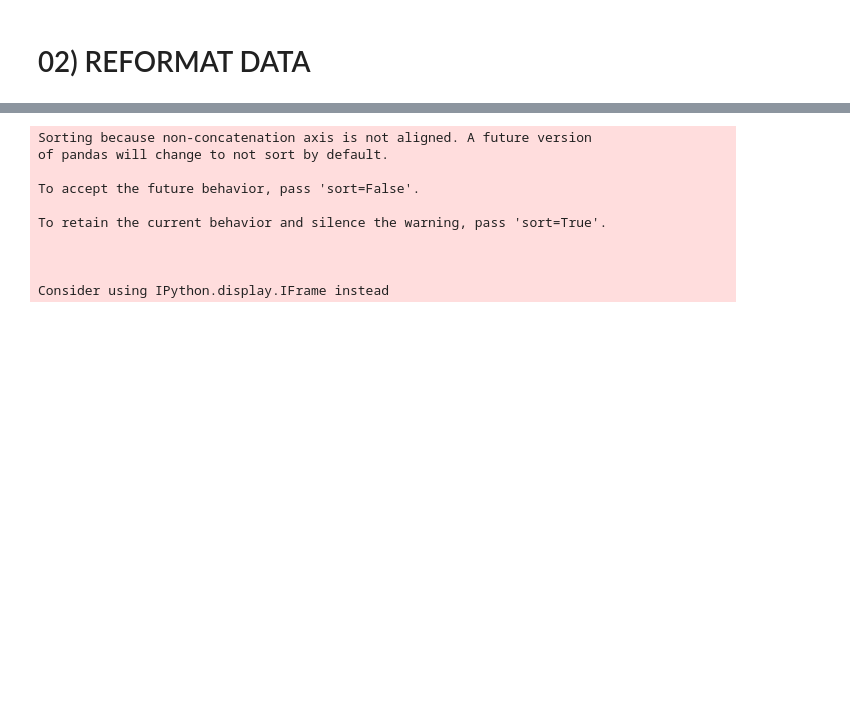
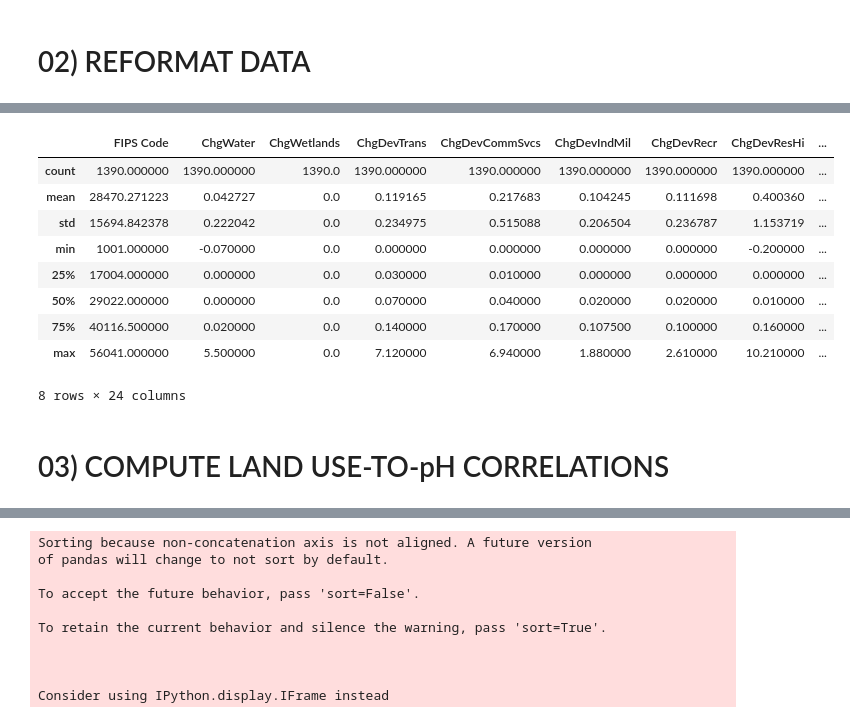
Before and after one commit to ekenigsberg/BootCampProject01-2019-07-06, a Jupyter notebook: Water Quality 01.ipynb, the cells around one changed output, grey strips where cells are left out. Drawn from its saved outputs; the diff is of its cells as text; code cells hidden in the pictures; blank space fills up the shorter version.

```diff
--- a/Water Quality 01.ipynb
+++ b/Water Quality 01.ipynb
@@ -7,4 +17,5 @@ import pandas as pd
 strPH = 'Change in Mean pH Levels 82-12.csv'
 # %%
 # import data
+dfLand = pd.read_csv(strLand)
 dfPH = pd.read_csv(strPH)
@@ -20,3 +42,10 @@ dfPH.head()
 | 4 | 13179 | 7.490000 | -3.3% | 5.527315 | 23.8% | ... |
 # %% [markdown]
 # 02) REFORMAT DATA
+# %%
+# rename dfLand's "GEOID5" col for merging
+dictCol = {'GEOID5':'FIPS Code'}
+for col in dfLand.filter(regex='Chg').columns:
+    dictCol[col]=col.replace('-','')
+dfLand = dfLand.rename(columns=dictCol)
+dfLand.head()
@@ -23,5 +60,4 @@ dfPH.head()
 # %%
-# create numeric "Change in % Points in Difference from Ideal" column
-dfPH['PctPHChgImprovmt'] = [float(var.replace('%', '')) for var in dfPH['Change in % Points in Difference from Ideal']]
 # create numeric "pH Improvement" column
-dfPH['PHImprovmt'] = abs(7.25 - dfPH['1982 Mean pH Value']) - abs(7.25 - dfPH['2012 Mean pH Value'])
+dfPH['ChgPHQual'] = abs(7.25 - dfPH['1982 Mean pH Value']) - abs(7.25 - dfPH['2012 Mean pH Value'])
+dfPH.head()
@@ -72,0 +71,3 @@ dfIowa
+# %%
+dfMrg = pd.merge(dfLand, dfPH, on='FIPS Code')
+dfMrg.head()
@@ -72,0 +82,16 @@ dfIowa
+# %%
+# describe new dataframe
+dfMrg.describe()
+# %% [output]
+|  | FIPS Code | ChgWater | ChgWetlands | ChgDevTrans | ChgDevCommSvcs | ChgDevIndMil | ChgDevRecr | ChgDevResHi | ... |
+| count | 1390.000000 | 1390.000000 | 1390.0 | 1390.000000 | 1390.000000 | 1390.000000 | 1390.000000 | 1390.000000 | ... |
+| mean | 28470.271223 | 0.042727 | 0.0 | 0.119165 | 0.217683 | 0.104245 | 0.111698 | 0.400360 | ... |
+| std | 15694.842378 | 0.222042 | 0.0 | 0.234975 | 0.515088 | 0.206504 | 0.236787 | 1.153719 | ... |
+| min | 1001.000000 | -0.070000 | 0.0 | 0.000000 | 0.000000 | 0.000000 | 0.000000 | -0.200000 | ... |
+| 25% | 17004.000000 | 0.000000 | 0.0 | 0.030000 | 0.010000 | 0.000000 | 0.000000 | 0.000000 | ... |
+| 50% | 29022.000000 | 0.000000 | 0.0 | 0.070000 | 0.040000 | 0.020000 | 0.020000 | 0.010000 | ... |
+| 75% | 40116.500000 | 0.020000 | 0.0 | 0.140000 | 0.170000 | 0.107500 | 0.100000 | 0.160000 | ... |
+| max | 56041.000000 | 5.500000 | 0.0 | 7.120000 | 6.940000 | 1.880000 | 2.610000 | 10.210000 | ... |
+8 rows × 24 columns
+# %% [markdown]
+# 03) COMPUTE LAND USE-TO-pH CORRELATIONS
```
Also changed, not shown: parts of 19 cells of this notebook, 1 other file.
